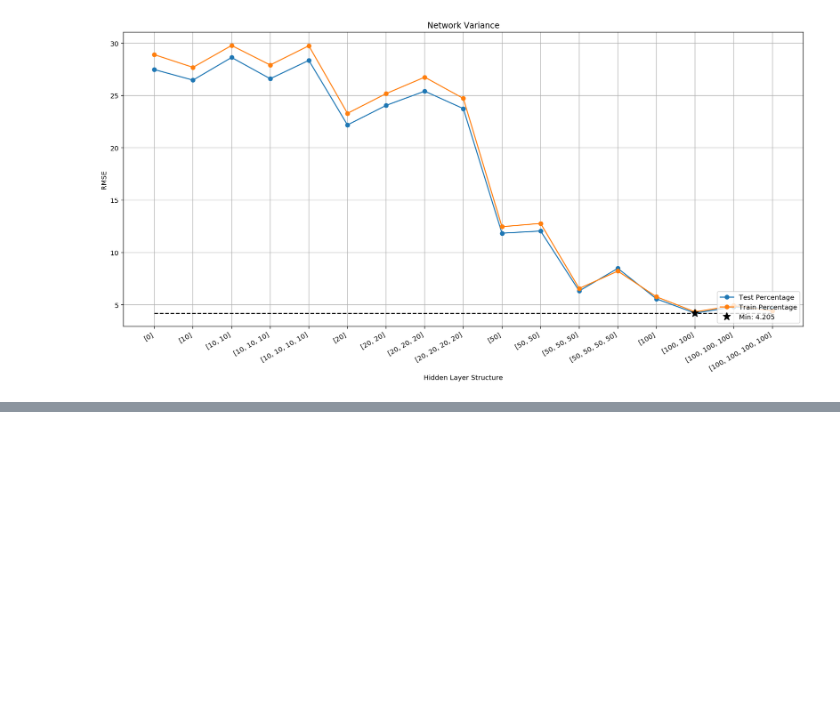
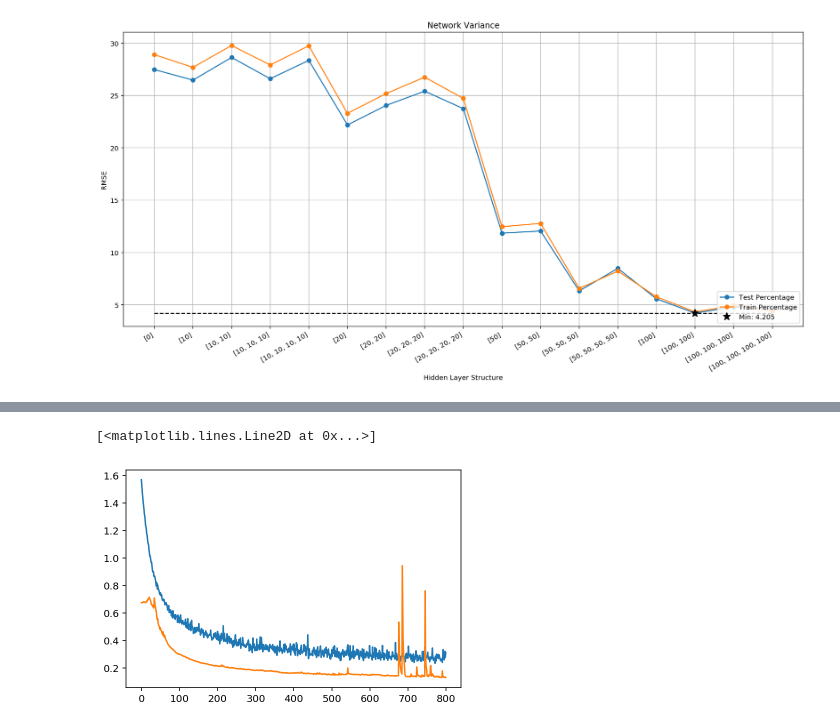
Before and after one commit to stockeh/cira-ml-soundings, a Jupyter notebook: notebooks/training-experimentation.ipynb, the cells around one changed output, grey strips where cells are left out. Cells and saved outputs as stored; diff of their text form; code cells hidden in the pictures; blank space fills up the shorter version.

Commit message:
initial training on radiosonde

```diff
--- a/notebooks/training-experimentation.ipynb
+++ b/notebooks/training-experimentation.ipynb
@@ -87,6 +90,8 @@ class NeuralNetwork():
         Z = X
         for i, units in enumerate(n_hiddens_list):
             Z = tf.keras.layers.Dense(units, activation=activation)(Z)
+            if i % 2 == 0:
+                Z = tf.keras.layers.BatchNormalization()(Z)
         Y = tf.keras.layers.Dense(n_outputs)(Z)
 
         self.model = tf.keras.Model(inputs=X, outputs=Y)
@@ -139,12 +144,16 @@ class NeuralNetwork():
         return self.Tstds * Ts + self.Tmeans
 
     def train(self, X, T, n_epochs, batch_size, method='scg',
-              verbose=False, learning_rate=0.001):
+              verbose=False, learning_rate=0.001, validation=None):
         """Use Keras Functional API to train model"""
 
         self._setup_standardize(X, T)
         X = self._standardizeX(X)
         T = self._standardizeT(T)
+
+        if validation is not None:
+            validation[0] = self._standardizeX(validation[0])
+            validation[1] = self._standardizeT(validation[1])
 
         try:
             algo = [tf.keras.optimizers.SGD, tf.keras.optimizers.Adam][[
@@ -164,7 +173,8 @@ class NeuralNetwork():
                         tf.keras.callbacks.TensorBoard(log_dir=log_dir, histogram_freq=1)]
         start_time = time.time()
         self.history = self.model.fit(X, T, batch_size=batch_size, epochs=n_epochs,
-                                      verbose=0, callbacks=callback).history
+                                      verbose=0, callbacks=callback,
+                                      validation_data=(validation[0], validation[1])).history
         self.training_time = time.time() - start_time
         return self
 
@@ -251,0 +264,4 @@ plt.xlabel('Hidden Layer Structure'); plt.ylabel('RMSE');
+# %%
+soundings = np.load(vol + 'preprocessed_US_25Jun2019.npy')
+# P, T, Td, Ws, Wd
+soundings.shape
@@ -251,0 +270,7 @@ plt.xlabel('Hidden Layer Structure'); plt.ylabel('RMSE');
+# %%
+Xtrain, Ttrain, Xtest, Ttest = ml.partition(soundings[:,:,1:2], soundings[:,:,1:2], 0.80, shuffle=True)
+Xtrain = Xtrain.reshape(Xtrain.shape[0], Xtrain.shape[1] * Xtrain.shape[2])
+Ttrain = Ttrain.reshape(Ttrain.shape[0], Ttrain.shape[1] * Ttrain.shape[2])
+Xtest = Xtest.reshape(Xtest.shape[0], Xtest.shape[1] * Xtest.shape[2])
+Ttest = Ttest.reshape(Ttest.shape[0], Ttest.shape[1] * Ttest.shape[2])
+Xtrain.shape, Ttrain.shape, Xtest.shape, Ttest.shape
@@ -251,0 +279,3 @@ plt.xlabel('Hidden Layer Structure'); plt.ylabel('RMSE');
+# %%
+nnet = NeuralNetwork(Xtrain.shape[1], [128, 64, 32, 64, 128], Ttrain.shape[1], activation='relu')
+nnet.train(Xtrain, Ttrain, 800, 8, method='sgd', verbose=True, learning_rate=0.005, validation=[Xtest, Ttest])
@@ -251,0 +288,6 @@ plt.xlabel('Hidden Layer Structure'); plt.ylabel('RMSE');
+# %%
+plt.plot(nnet.history['loss'])
+plt.plot(nnet.history['val_loss'])
+# %% [output]
+[<matplotlib.lines.Line2D at 0x...>]
+[figure, added]
```
Also changed, not shown: parts of 6 cells of this notebook, 2 other files.
